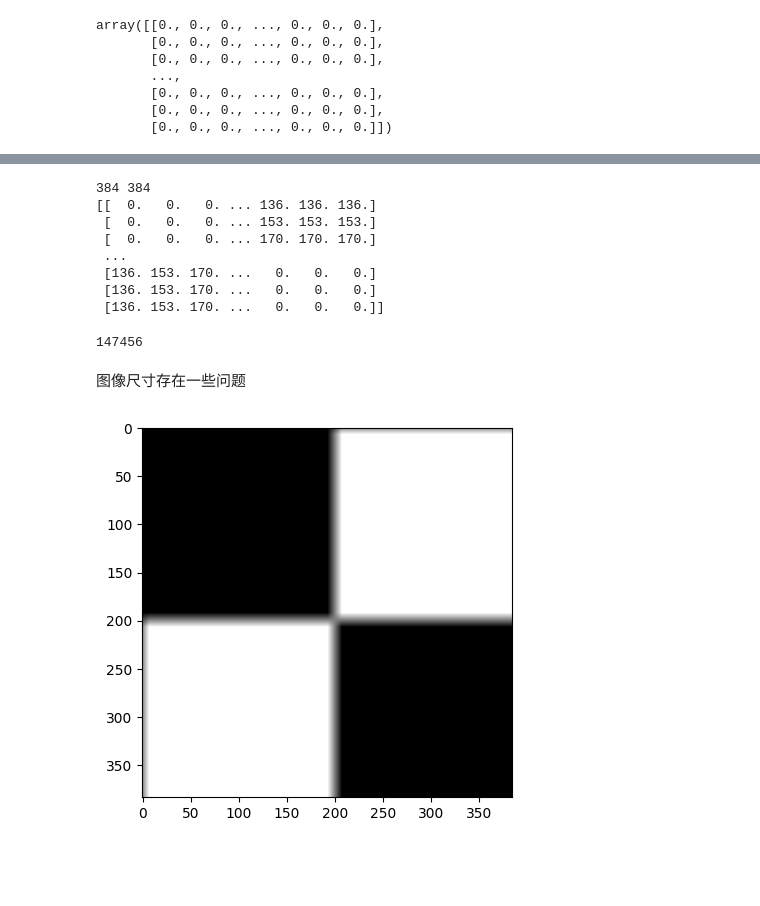
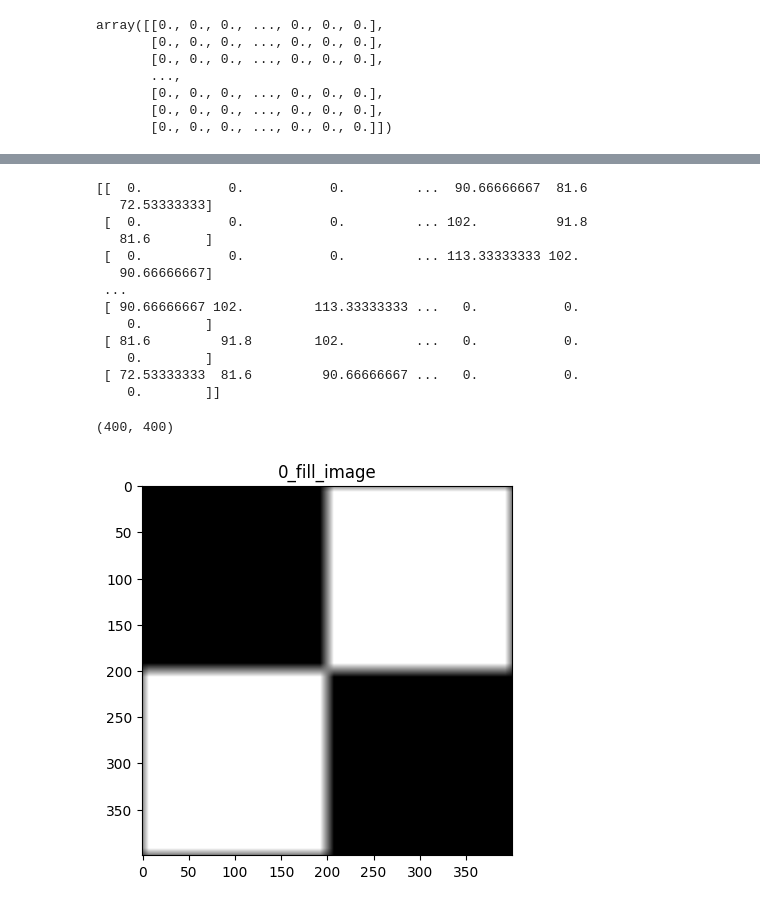
Before and after one commit to shannonchen37/machine_vision, a Jupyter notebook: image_enhancement/pic_2.ipynb, the cells around one changed output, grey strips where cells are left out. Drawn from its saved outputs; the diff is of its cells as text; code cells hidden in the pictures; blank space fills up the shorter version.

```diff
--- a/image_enhancement/pic_2.ipynb
+++ b/image_enhancement/pic_2.ipynb
@@ -76,9 +78,8 @@ def convolution(image, kernel):
     if (m == n):
         y, x = image.shape
         # 表示卷积操作的次数
-        y = y - 2 * m
-        x = x - 2 * n
-        print(x,y)
+        y = y - m + 1
+        x = x - n + 1
         #创建一个新图像空间
         new_image = np.zeros((y,x))
         #开始卷积
@@ -91,32 +92,38 @@ def convolution(image, kernel):
 kernel = np.full((15, 15), 1/225)
 
 # 执行卷积操作
-new_image = convolution(zero_fill_image, kernel)
+zero_fill_image = convolution(zero_fill_image, kernel)
+one_fill_image = convolution(one_fill_image,kernel)
 
 # 输出卷积结果
-print(new_image)
+print(zero_fill_image)
 # %% [output]
-384 384
-[[  0.   0.   0. ... 136. 136. 136.]
- [  0.   0.   0. ... 153. 153. 153.]
- [  0.   0.   0. ... 170. 170. 170.]
+[[  0.           0.           0.         ...  90.66666667  81.6
+   72.53333333]
+ [  0.           0.           0.         ... 102.          91.8
+   81.6       ]
+ [  0.           0.           0.         ... 113.33333333 102.
+   90.66666667]
  ...
- [136. 153. 170. ...   0.   0.   0.]
- [136. 153. 170. ...   0.   0.   0.]
- [136. 153. 170. ...   0.   0.   0.]]
+ [ 90.66666667 102.         113.33333333 ...   0.           0.
+    0.        ]
+ [ 81.6         91.8        102.         ...   0.           0.
+    0.        ]
+ [ 72.53333333  81.6         90.66666667 ...   0.           0.
+    0.        ]]
-# %%
-new_image.size
-# %% [output]
-147456
-# %% [markdown]
-图像尺寸存在一些问题
+# %%
+zero_fill_image.shape
+# %% [output]
+(400, 400)
 # %%
 import matplotlib.pyplot as plt
 # %%
 # 使用imshow()函数将矩阵显示为图像
-plt.imshow(new_image, cmap='gray')
+plt.imshow(zero_fill_image, cmap='gray')
+
+plt.title('0_fill_image')
 
 # 显示图像
 plt.show()
 # %% [output]
-[figure, old version]
+[figure, new version]
```
Also changed, not shown: parts of 5 cells of this notebook.
